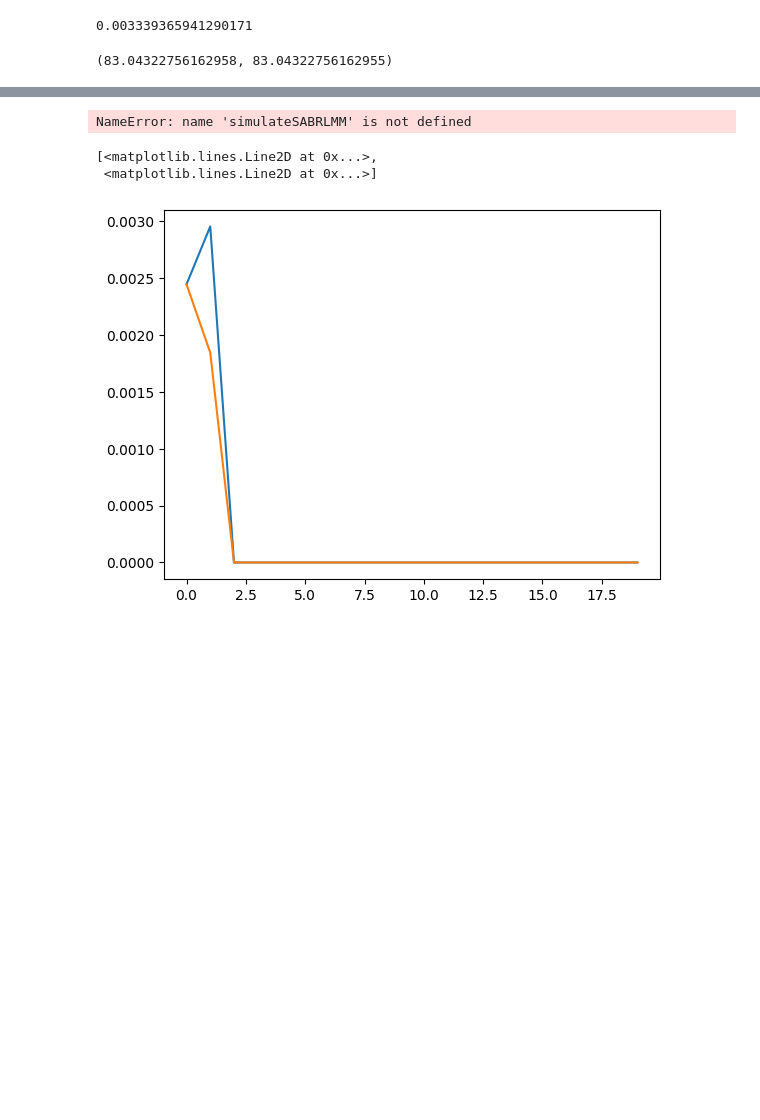
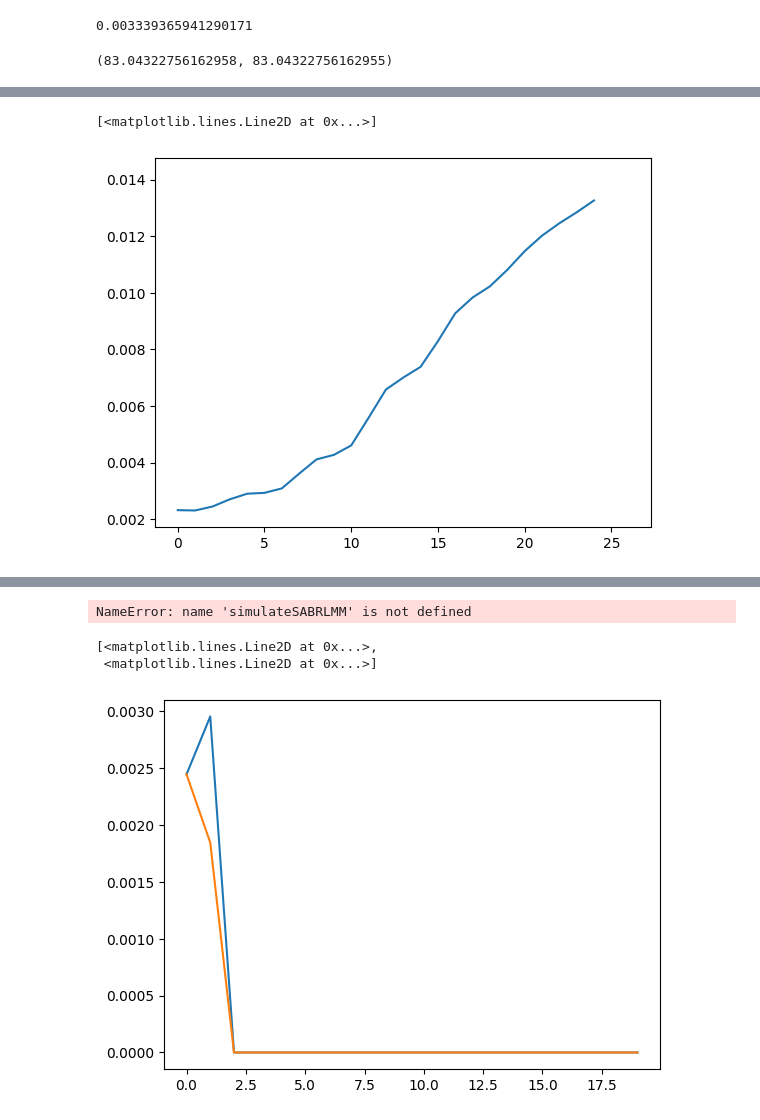
Before and after one commit to Dunkalot/gamma-vega-rl-hedging, a Jupyter notebook: test.ipynb, the cells around one changed output, grey strips where cells are left out. Cells and saved outputs as stored; diff of their text form; code cells hidden in the pictures; blank space fills up the shorter version.

```diff
--- a/test.ipynb
+++ b/test.ipynb
@@ -920,6 +248,0 @@ len(all_forwards)
-# %%
-#sr = get_all_swaps(df, all_forwards, 2)
-fwds = df['Forward'].values
-for t in range(4000):
-    for forward in all_forwards:
-        forward(fwds)
@@ -945,0 +544,7 @@ df
+# %%
+offset_yr = int(resolution/tau)
+offset_semiannual = int(offset_yr/2)
+t= 0
+
+
+df_init[t+offset_yr:]
@@ -945,0 +569,25 @@ df
+# %%
+zcbs = df_init['zcb'].values
+
+np.lib.stride_tricks.sliding_window_view(zcbs, window_shape=4)
+
+df2 = df_init.copy()
+print(len(df2))
+#df2.loc[:-3,['w1','w2','w3','w4']] =
+
+
+def get_frozen_weight_func(resolution, tau, df, tenor=2):
+    zcbs =df['zcb'].values # returns 2y swap rate
+    swap_weights = np.lib.stride_tricks.sliding_window_view(zcbs, window_shape=tenor)*tau
+    swap_weights = swap_weights/swap_weights.sum(axis=1)[:, np.newaxis]
+    def swap_weights_frozen(t, expiry, forwards):
+        offset = t+int(resolution/tau*expiry)
+        #print(offset, resolution)
+        #for fwd in forwards[offset:offset+4*resolution:resolution]:
+        #    print(fwd)
+        return np.dot(swap_weights[t+int(resolution/tau*expiry)], forwards[offset:offset+tenor*resolution:resolution])
+    return swap_weights_frozen
+
+swap_rate_func = get_frozen_weight_func(2, 0.5, df_init)
+for i in range(50000):
+    swap_rate_func(2, 2, df_init['Forward'].values)
@@ -1146,0 +818,6 @@ times per year = 1.0
+# %%
+fsim = lmm.f_sim[0]
+plt.plot(fsim)
+# %% [output]
+[<matplotlib.lines.Line2D at 0x...>]
+[figure, added]
```
Also changed, not shown: parts of 21 cells of this notebook.
